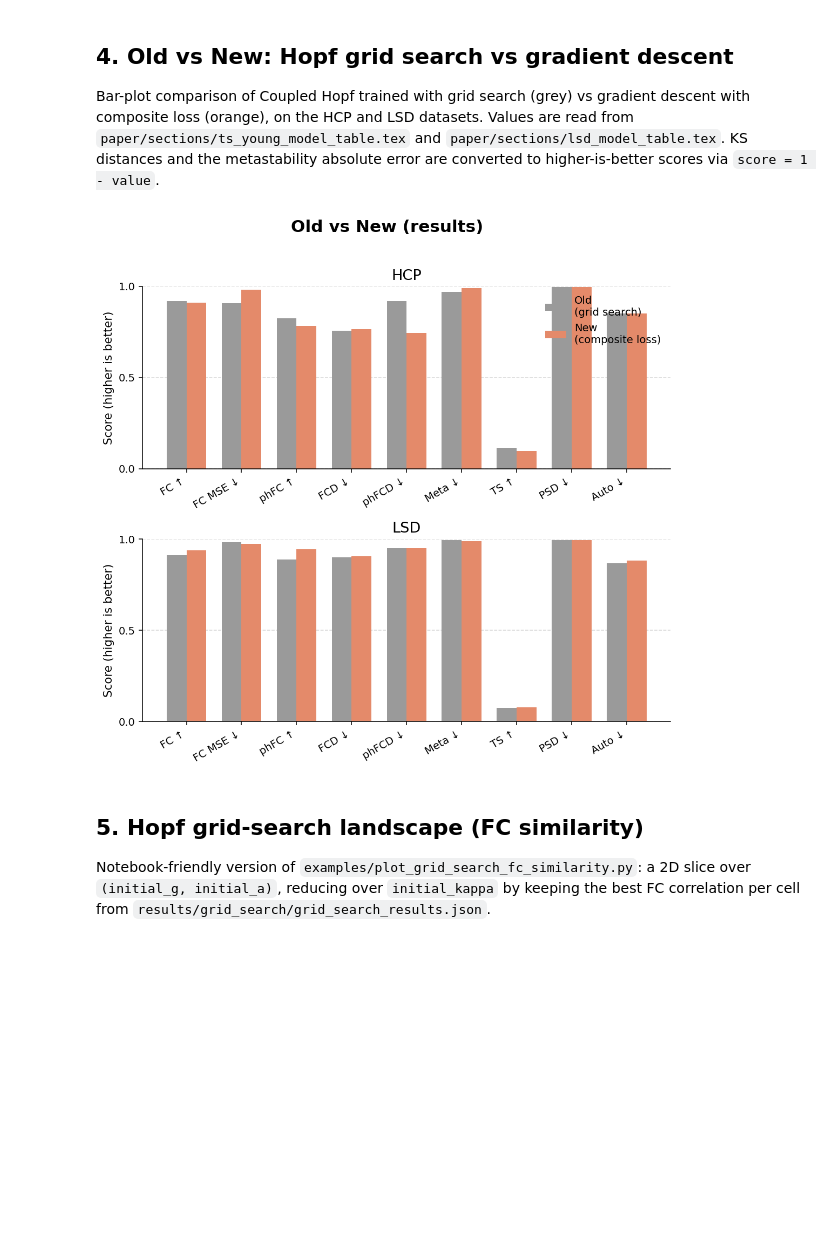
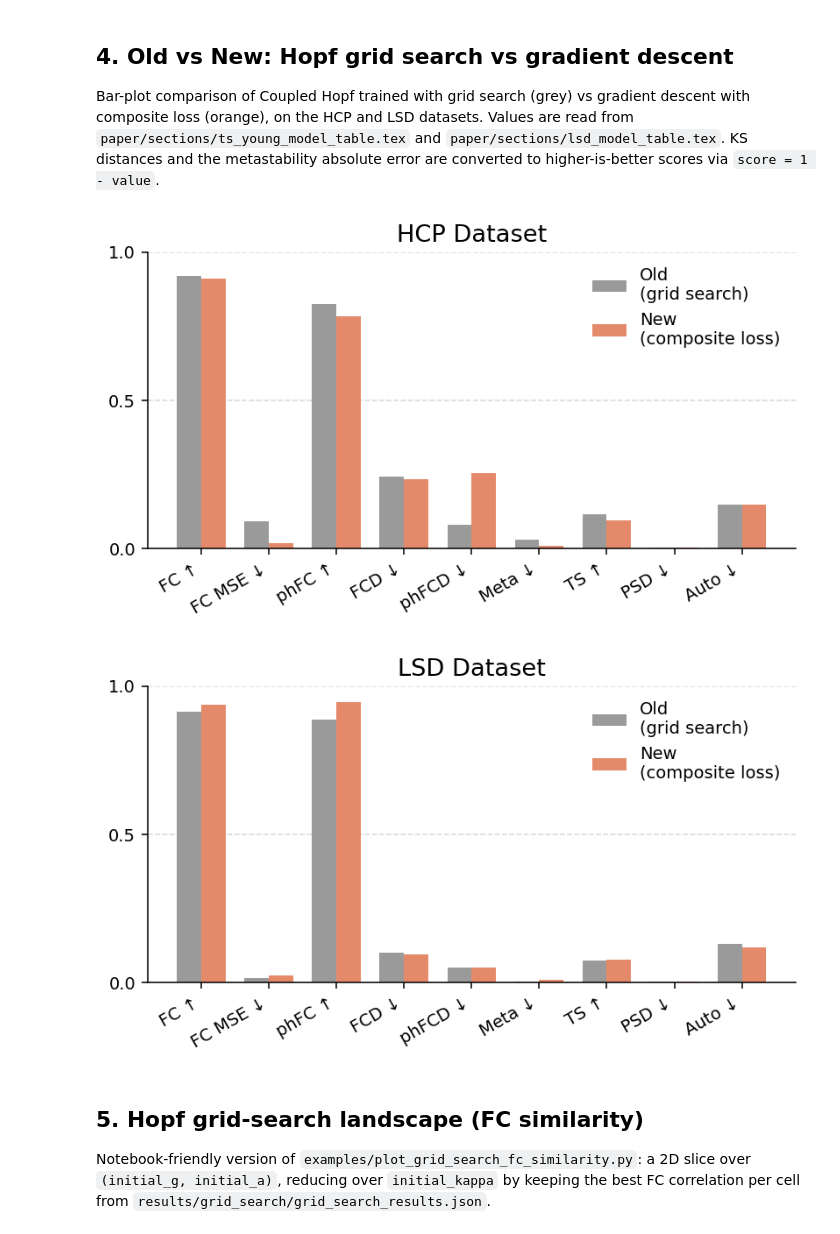
Before and after one commit to dani2442/neuroscience_control, a Jupyter notebook: examples/empirical_vs_simulated_comparison.ipynb, the cells around one changed output. Cells and saved outputs as stored; diff of their text form; code cells hidden in the pictures; blank space fills up the shorter version.

```diff
--- a/examples/empirical_vs_simulated_comparison.ipynb
+++ b/examples/empirical_vs_simulated_comparison.ipynb
@@ -254,46 +254,56 @@ lsd_old_raw = {'FC': 0.913, 'FC_MSE': 0.016, 'phFC': 0.887, 'FCD': 0.101,
 lsd_new_raw = {'FC': 0.937, 'FC_MSE': 0.026, 'phFC': 0.945, 'FCD': 0.095,
                'phFCD': 0.050, 'Meta': 0.011, 'TS': 0.077, 'PSD': 0.004, 'Autocorr': 0.118}
 
 def to_scores(raw):
-    return [raw[key] if higher else 1.0 - raw[key] for _, key, higher in METRICS]
+    return [raw[key] if higher else raw[key] for _, key, higher in METRICS]
 
 old_color = '#9a9a9a'   # grey (grid search)
 new_color = '#e48a6a'   # orange (composite loss)
 
 def plot_old_vs_new(ax, old_scores, new_scores, title):
     labels = [label for label, _, _ in METRICS]
     x = np.arange(len(labels))
     width = 0.36
     ax.bar(x - width/2, old_scores, width, color=old_color, edgecolor='none',
            label='Old\n(grid search)')
     ax.bar(x + width/2, new_scores, width, color=new_color, edgecolor='none',
            label='New\n(composite loss)')
     ax.set_xticks(x)
     ax.set_xticklabels(labels, fontsize=10, rotation=30, ha='right')
     ax.set_ylim(0, 1.0)
     ax.set_yticks([0.0, 0.5, 1.0])
-    ax.set_ylabel('Score (higher is better)', fontsize=11)
+    #ax.set_ylabel('Score', fontsize=11)
     ax.set_title(title, fontsize=14)
     ax.yaxis.grid(True, linestyle='--', alpha=0.5)
     ax.set_axisbelow(True)
     for spine in ('top', 'right'):
         ax.spines[spine].set_visible(False)
 
-fig_w = max(5.0, 0.7 * len(METRICS) + 1.5)
-fig, (ax_hcp, ax_lsd) = plt.subplots(2, 1, figsize=(fig_w, 7.5))
-fig.patch.set_alpha(0.0)
-fig.suptitle('Old vs New (results)', fontsize=16, fontweight='bold')
+fig_w = max(4.0, 0.6 * len(METRICS) + 0.5)
 
-plot_old_vs_new(ax_hcp, to_scores(hcp_old_raw), to_scores(hcp_new_raw), 'HCP')
-plot_old_vs_new(ax_lsd, to_scores(lsd_old_raw), to_scores(lsd_new_raw), 'LSD')
+# --------------------------
+# Plot 1: HCP
+# --------------------------
+fig_hcp, ax_hcp = plt.subplots(figsize=(fig_w, 3.5))
+fig_hcp.patch.set_alpha(0.0)
+plot_old_vs_new(ax_hcp, to_scores(hcp_old_raw), to_scores(hcp_new_raw), 'HCP Dataset')
+ax_hcp.legend(loc='upper right', bbox_to_anchor=(1.0, 1.0), frameon=False, fontsize=10)
+plt.tight_layout()
+save(fig_hcp, 'hcp_old_vs_new_hopf')
 
-ax_hcp.legend(loc='upper right', bbox_to_anchor=(1.0, 1.0), frameon=False, fontsize=10)
-
-plt.tight_layout(rect=[0, 0, 1, 0.96])
-save(fig, 'old_vs_new_hopf')
+# --------------------------
+# Plot 2: LSD
+# --------------------------
+fig_lsd, ax_lsd = plt.subplots(figsize=(fig_w, 3.5))
+fig_lsd.patch.set_alpha(0.0)
+plot_old_vs_new(ax_lsd, to_scores(lsd_old_raw), to_scores(lsd_new_raw), 'LSD Dataset')
+ax_lsd.legend(loc='upper right', bbox_to_anchor=(1.0, 1.0), frameon=False, fontsize=10)
+plt.tight_layout()
+save(fig_lsd, 'lsd_old_vs_new_hopf')
 plt.show()
 # %% [output]
-[figure, old version]
+[figure, new version]
+[figure, added]
 # %% [markdown]
 ## 5. Hopf grid-search landscape (FC similarity)
 
```
Also changed, not shown: parts of 3 cells of this notebook, 2 other files.
